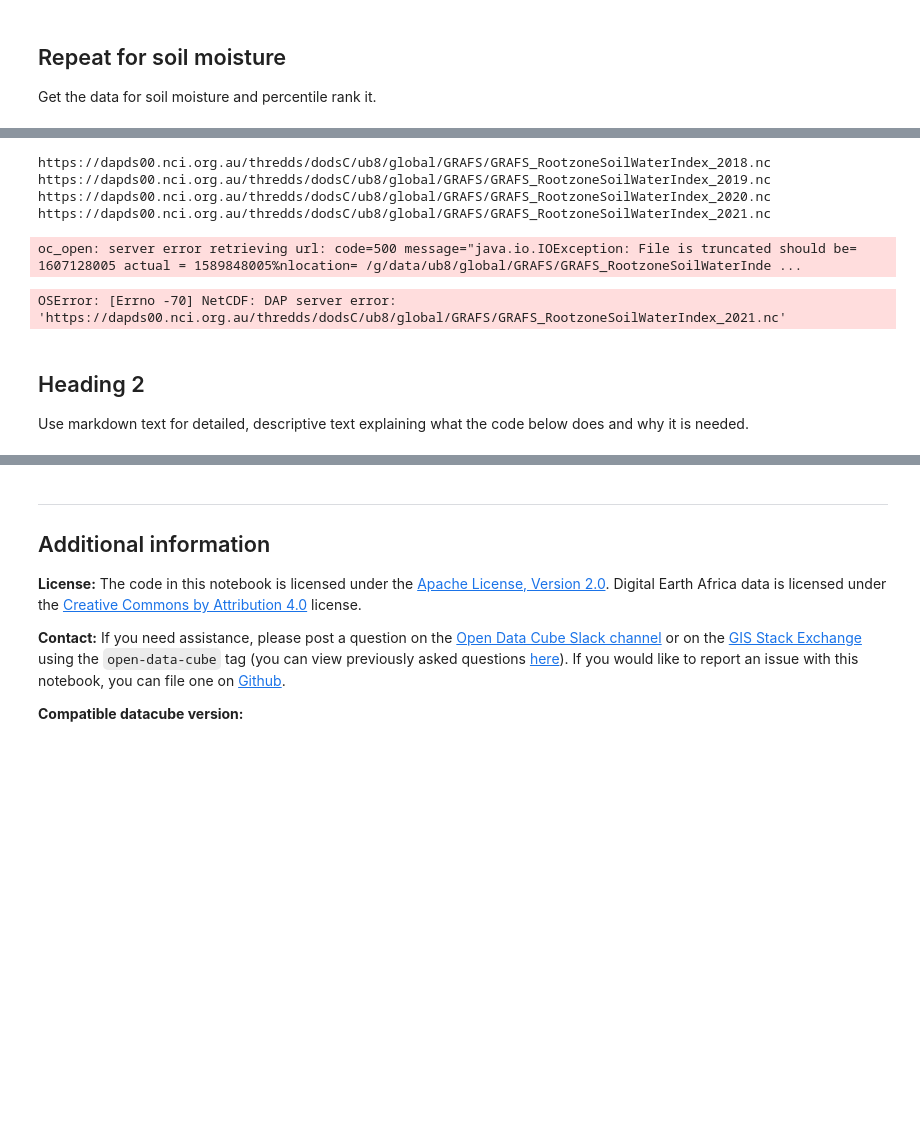
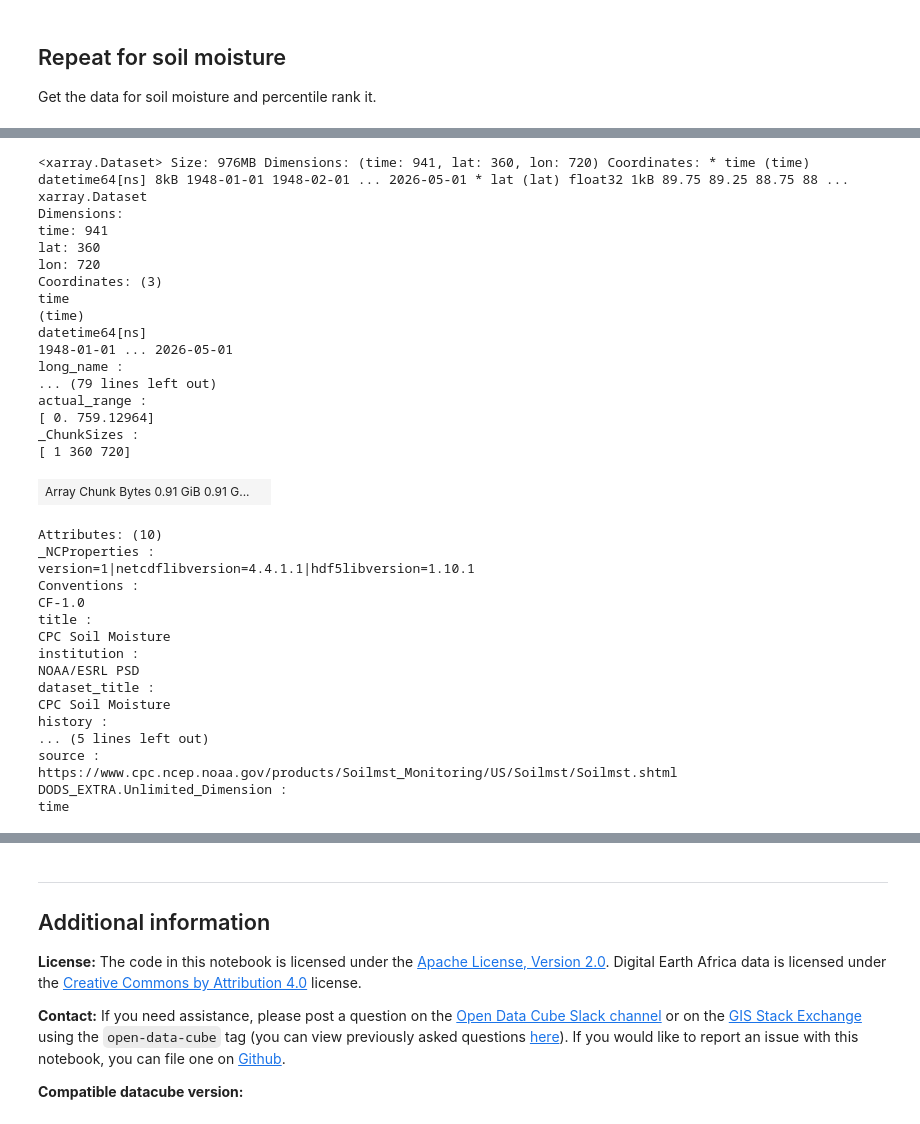
Before and after one commit to digitalearthafrica/DEAfrica-Drought-Monitor, a Jupyter notebook: Assembling_Data.ipynb, the cells around one changed output, grey strips where cells are left out. Cells and saved outputs as stored; diff of their text form; code cells hidden in the pictures; blank space fills up the shorter version.

```diff
--- a/Assembling_Data.ipynb
+++ b/Assembling_Data.ipynb
@@ -367,15 +250,0 @@ time = '2018-01-01', '2025-12-31'
-# %%
-# retrieve rootzone soil moisture using query parameters
-rootzone_wetness = load_soil_moisture(lat, lon, time, product='rootzone', grid='nearest')
-
-rootzone_wetness
-# %% [output]
-https://dapds00.nci.org.au/thredds/dodsC/ub8/global/GRAFS/GRAFS_RootzoneSoilWaterIndex_2018.nc
-https://dapds00.nci.org.au/thredds/dodsC/ub8/global/GRAFS/GRAFS_RootzoneSoilWaterIndex_2019.nc
-https://dapds00.nci.org.au/thredds/dodsC/ub8/global/GRAFS/GRAFS_RootzoneSoilWaterIndex_2020.nc
-https://dapds00.nci.org.au/thredds/dodsC/ub8/global/GRAFS/GRAFS_RootzoneSoilWaterIndex_2021.nc
-oc_open: server error retrieving url: code=500 message="java.io.IOException: File is truncated should be= 1607128005 actual = 1589848005%nlocation= /g/data/ub8/global/GRAFS/GRAFS_RootzoneSoilWaterInde ...
-OSError: [Errno -70] NetCDF: DAP server error: 'https://dapds00.nci.org.au/thredds/dodsC/ub8/global/GRAFS/GRAFS_RootzoneSoilWaterIndex_2021.nc'
-# %% [markdown]
-## Heading 2
-Use markdown text for detailed, descriptive text explaining what the code below does and why it is needed.
@@ -384,0 +251,45 @@ c = 3
+# %%
+opendap_url = "https://psl.noaa.gov/thredds/dodsC/Datasets/cpcsoil/soilw.mon.mean.v2.nc"
+
+# Open the dataset lazily (this takes less than a second)
+# chunks={} tells xarray to optimize data streaming via Dask if available
+ds = xr.open_dataset(opendap_url, chunks={})
+
+# Print metadata to inspect coordinates (time, lat, lon) and variables
+ds
+# %% [output]
+<xarray.Dataset> Size: 976MB Dimensions: (time: 941, lat: 360, lon: 720) Coordinates: * time (time) datetime64[ns] 8kB 1948-01-01 1948-02-01 ... 2026-05-01 * lat (lat) float32 1kB 89.75 89.25 88.75 88 ...
+xarray.Dataset
+Dimensions:
+time: 941
+lat: 360
+lon: 720
+Coordinates: (3)
+time
+(time)
+datetime64[ns]
+1948-01-01 ... 2026-05-01
+long_name :
+... (79 lines left out)
+actual_range :
+[ 0. 759.12964]
+_ChunkSizes :
+[ 1 360 720]
+| Array Chunk Bytes 0.91 GiB 0.91 G... |  |
+Attributes: (10)
+_NCProperties :
+version=1|netcdflibversion=4.4.1.1|hdf5libversion=1.10.1
+Conventions :
+CF-1.0
+title :
+CPC Soil Moisture
+institution :
+NOAA/ESRL PSD
+dataset_title :
+CPC Soil Moisture
+history :
+... (5 lines left out)
+source :
+https://www.cpc.ncep.noaa.gov/products/Soilmst_Monitoring/US/Soilmst/Soilmst.shtml
+DODS_EXTRA.Unlimited_Dimension :
+time
```
Also changed, not shown: parts of 13 cells of this notebook.
